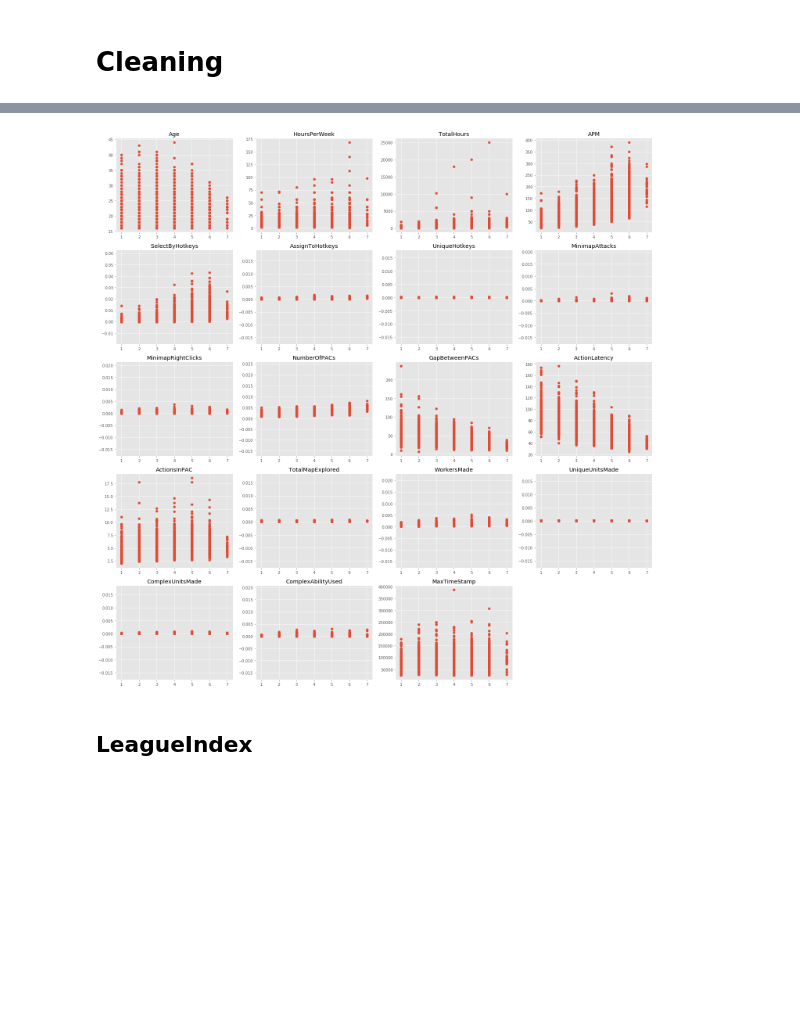
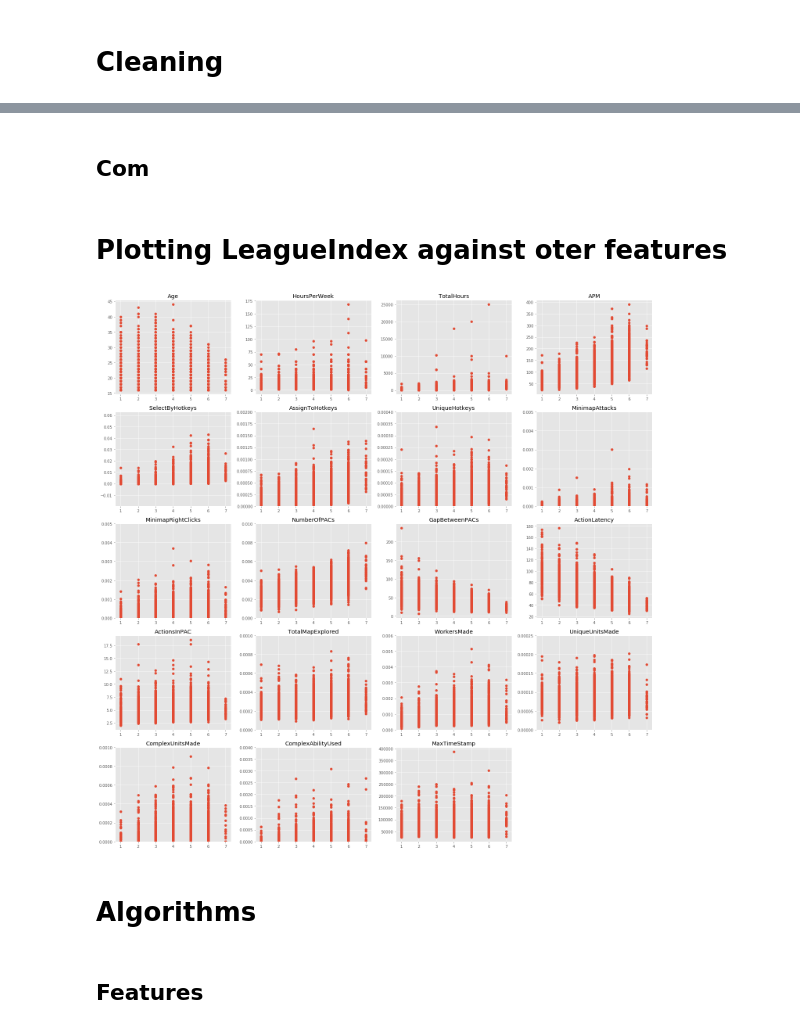
Before and after one commit to SanderVanAndel/ADS-MachineLearning, a Jupyter notebook: Discovery.ipynb, the cells around one changed output, grey strips where cells are left out. Drawn from its saved outputs; the diff is of its cells as text; code cells hidden in the pictures; blank space fills up the shorter version.

Commit message:
first prediction (22.7%) without combining leagueindexes

```diff
--- a/Discovery.ipynb
+++ b/Discovery.ipynb
@@ -25,6 +27,3 @@ replays.head()
 5 rows × 21 columns
 # %% [markdown]
 # Cleaning
-# %%
-# deleting one row with 1 million hours of playtime
-replays = replays[replays.TotalHours < 800000]
@@ -32,0 +30,20 @@ replays = replays[replays.TotalHours < 800000]
+# %%
+# deleting one row with 1 million hours of playtime
+replays.loc[replays['TotalHours'] > 800000, 'TotalHours'] = 10000
+
+replays.dropna(inplace=True)
+replays.isnull().values.any()
+
+# Replacing league numbers with string
+# leagues = {c
+#         1: "Bronze",
+#         2: "Silver",
+#         3: "Gold",
+#         4: "Diaond",
+#         5: "Master",
+#         6: "Grandmaster",
+#         7: "Prof1",
+#         8: "Prof2",
+#     }
+# replays['LeagueIndex'] = replays['LeagueIndex'].apply(lambda x: leagues.get(x))
+replays.head()
@@ -33,3 +74,7 @@ replays = replays[replays.TotalHours < 800000]
+# %% [markdown]
+## Com
+# %% [markdown]
+# Plotting LeagueIndex against oter features
 # %%
 plt.figure(figsize=(20, 20));
 
@@ -55,22 +100,27 @@ plt.scatter(replays.LeagueIndex, replays.SelectByHotkeys)
 
 plt.subplot(5, 4, 6)
 plt.title('AssignToHotkeys')
+plt.ylim([0.0,0.002])
 plt.scatter(replays.LeagueIndex, replays.AssignToHotkeys)
 
 plt.subplot(5, 4, 7)
 plt.title('UniqueHotkeys')
+plt.ylim([0.0,0.0004])
 plt.scatter(replays.LeagueIndex, replays.UniqueHotkeys)
 
 plt.subplot(5, 4, 8)
 plt.title('MinimapAttacks')
+plt.ylim([0.0,0.005])
 plt.scatter(replays.LeagueIndex, replays.MinimapAttacks)
 
 plt.subplot(5, 4, 9)
 plt.title('MinimapRightClicks')
+plt.ylim([0.0,0.005])
 plt.scatter(replays.LeagueIndex, replays.MinimapRightClicks)
 
 plt.subplot(5, 4, 10)
 plt.title('NumberOfPACs')
+plt.ylim([0.0,0.010])
 plt.scatter(replays.LeagueIndex, replays.NumberOfPACs)
 
 plt.subplot(5, 4, 11)
@@ -84,33 +134,38 @@ plt.scatter(replays.LeagueIndex, replays.ActionLatency)
 plt.subplot(5, 4, 13)
 plt.title('ActionsInPAC')
 plt.scatter(replays.LeagueIndex, replays.ActionsInPAC)
 
 plt.subplot(5, 4, 14)
 plt.title('TotalMapExplored')
+plt.ylim([0.0,0.001])
 plt.scatter(replays.LeagueIndex, replays.TotalMapExplored)
 
 plt.subplot(5, 4, 15)
 plt.title('WorkersMade')
+plt.ylim([0.0,0.006])
 plt.scatter(replays.LeagueIndex, replays.WorkersMade)
 
 plt.subplot(5, 4, 16)
 plt.title('UniqueUnitsMade')
+plt.ylim([0.0,0.00025])
 plt.scatter(replays.LeagueIndex, replays.UniqueUnitsMade)
 
 plt.subplot(5, 4, 17)
 plt.title('ComplexUnitsMade')
+plt.ylim([0.0,0.001])
 plt.scatter(replays.LeagueIndex, replays.ComplexUnitsMade)
 
 plt.subplot(5, 4, 18)
 plt.title('ComplexAbilityUsed')
+plt.ylim([0.0,0.004])
 plt.scatter(replays.LeagueIndex, replays.ComplexAbilityUsed)
 
 plt.subplot(5, 4, 19)
 plt.title('MaxTimeStamp')
 plt.scatter(replays.LeagueIndex, replays.MaxTimeStamp)
 
 plt.tight_layout()
 # %% [output]
-[figure, old version]
+[figure, new version]
 # %% [markdown]
-## LeagueIndex
+# Algorithms
@@ -134,0 +172,2 @@ clf = SVC(kernel='linear')
+# %% [markdown]
+## Features
```
Also changed, not shown: parts of 10 cells of this notebook.
